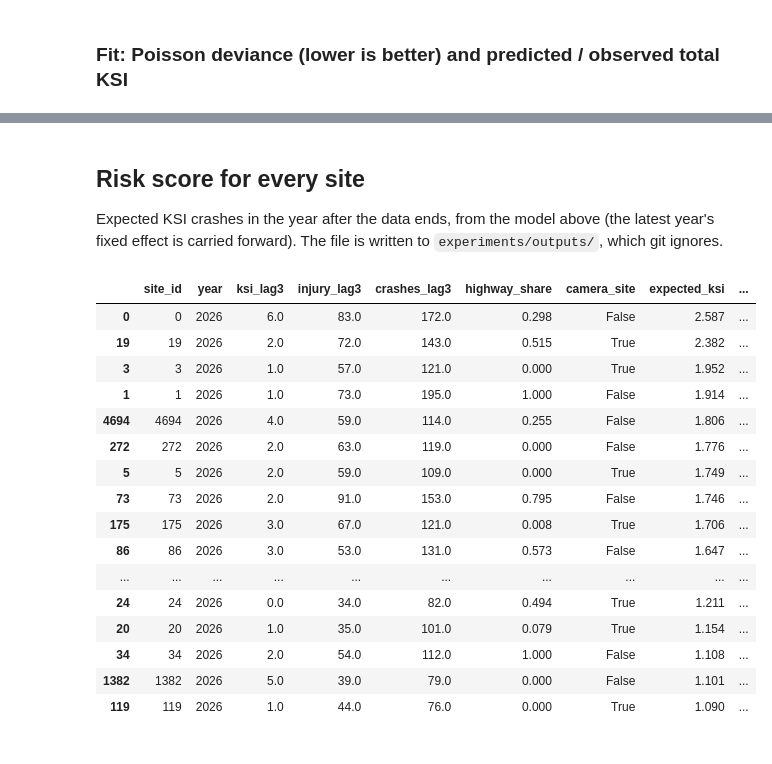
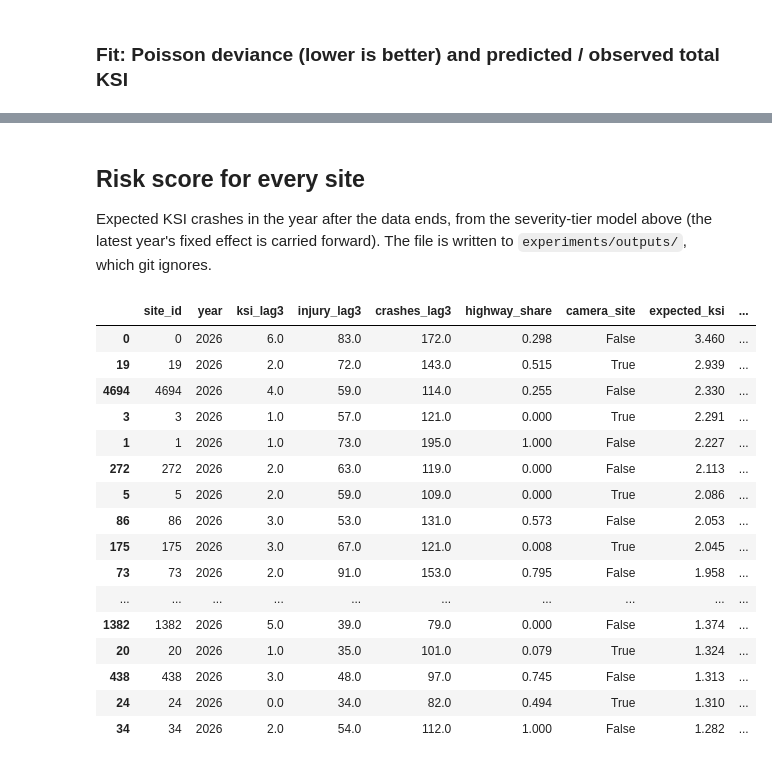
Before and after one commit to Group-7-Capstone/Group-7-Capstone, a Jupyter notebook: experiments/q1_ksi_risk.ipynb, the cells around one changed output, grey strips where cells are left out. Saved outputs shown, nothing was run; the diff lists cells and outputs as text; code cells hidden in the pictures.

```diff
--- a/experiments/q1_ksi_risk.ipynb
+++ b/experiments/q1_ksi_risk.ipynb
@@ -43,13 +63,19 @@ Rung 1 is current practice (rank by past KSI). If a crash-history model ranks be
 # %%
-LAGS = [c for c in panel if c.startswith("log1p_")]
-CONTEXT = ["highway_share", "rlc_active", "speed_active"]
+def log1p_lags(cols):
+    return [f"log1p_{c}_lag3" for c in cols]
+
+ROAD_USERS = ["ped_injured", "cyc_injured"]
+NESTED = log1p_lags(["ksi", "fatal", "injury", "crashes"] + ROAD_USERS)
+TIERS = log1p_lags(["pdo", "injury_nonsevere", "ksi_nonfatal", "fatal"] + ROAD_USERS)
+CONTEXT_VARS = ["highway_share", "rlc_active", "speed_active"]
 
 ladder = {
     "1 past KSI (baseline)": lambda: HistoryRanker("ksi_lag3", n_years=3),
     "2 past injury crashes": lambda: HistoryRanker("injury_lag3", n_years=3),
     "3 NB: KSI history": lambda: NegativeBinomialModel(["log1p_ksi_lag3"]),
-    "4 NB: crash history": lambda: NegativeBinomialModel(LAGS),
-    "5 NB: + highway, cameras": lambda: NegativeBinomialModel(LAGS + CONTEXT),
+    "4 NB: crash history (nested)": lambda: NegativeBinomialModel(NESTED),
+    "5 NB: crash history (tiers)": lambda: NegativeBinomialModel(TIERS),
+    "6 NB: tiers + highway, cameras": lambda: NegativeBinomialModel(TIERS + CONTEXT_VARS),
 }
 config = ValidationConfig()
 
@@ -61,7 +87,7 @@ for name, make_model in ladder.items():
 
 # Sensitivity: drop every site that ever had a camera
 no_camera = panel[~panel["camera_site"]]
-for name in ["1 past KSI (baseline)", "4 NB: crash history"]:
+for name in ["1 past KSI (baseline)", "5 NB: crash history (tiers)"]:
     metrics, _, _ = evaluate(ladder[name], no_camera, config)
     results.append(metrics.assign(model=f"no-camera sites: {name}"))
 
@@ -141,5 +186,6 @@ Rate ratios from the crash-history model fit on every year. Standard errors are
 # %%
-final = NegativeBinomialModel(LAGS).fit(panel, panel["ksi"], groups=panel["site_id"])
-final.coefficients()
+final = NegativeBinomialModel(TIERS).fit(panel, panel["ksi"], groups=panel["site_id"])
+coefs = final.coefficients()
+coefs.loc[TIERS]
 # %% [output]
 |  | coef | rate_ratio | ci_low | ci_high | p_value |
@@ -158,0 +231,19 @@ final.coefficients()
+# %%
+cal = calibrations.query("model == '5 NB: crash history (tiers)' and scope == 'all'")
+latest = cal["test_year"].max()
+fig, ax = plt.subplots(figsize=(5.2, 4.6))
+for year, marker in zip(sorted(cal["test_year"].unique()), ["o", "s"]):
+    d = cal[cal["test_year"] == year]
+    ax.plot(d["mean_pred"], d["mean_obs"], marker=marker, color=MODEL, linestyle="none",
+            markersize=8, markeredgecolor=SURFACE, markeredgewidth=1.5,
+            alpha=1 if year == latest else 0.55, label=str(year))
+lo = cal[["mean_pred", "mean_obs"]].min().min() * 0.8
+hi = cal[["mean_pred", "mean_obs"]].max().max() * 1.25
+ax.plot([lo, hi], [lo, hi], color=INK_2, linestyle="--", linewidth=1)
+ax.set_xscale("log")
+ax.set_yscale("log")
+ax.set_xlabel("Predicted KSI crashes per site (bin mean)")
+ax.set_ylabel("Observed KSI crashes per site")
+ax.legend(title="Test year", frameon=False)
+ax.set_title("Predictions track observed KSI")
+fig.tight_layout()
@@ -159,33 +252,33 @@ final.coefficients()
 # %% [markdown]
 ## Risk score for every site
-Expected KSI crashes in the year after the data ends, from the model above (the latest year's fixed effect is carried forward). The file is written to `experiments/outputs/`, which git ignores.
+Expected KSI crashes in the year after the data ends, from the severity-tier model above (the latest year's fixed effect is carried forward). The file is written to `experiments/outputs/`, which git ignores.
 # %%
 risk = (
     scoring[["site_id", "year", "ksi_lag3", "injury_lag3", "crashes_lag3", "highway_share", "camera_site"]]
     .assign(expected_ksi=final.predict(scoring))
-    .merge(sites[["site_id", "latitude", "longitude", "n_points", "span_ft"]], on="site_id")
+    .merge(sites[["site_id", "x", "y", "latitude", "longitude", "n_points", "span_ft"]], on="site_id")
     .sort_values("expected_ksi", ascending=False)
     .assign(rank=lambda d: range(1, len(d) + 1))
 )
 out_dir = Path("outputs")
 out_dir.mkdir(exist_ok=True)
 risk.to_parquet(out_dir / f"q1_site_risk_{risk['year'].iloc[0]}.parquet")
 risk.head(25)
 # %% [output]
 |  | site_id | year | ksi_lag3 | injury_lag3 | crashes_lag3 | highway_share | camera_site | expected_ksi | ... |
-| 0 | 0 | 2026 | 6.0 | 83.0 | 172.0 | 0.298 | False | 2.587 | ... |
-| 19 | 19 | 2026 | 2.0 | 72.0 | 143.0 | 0.515 | True | 2.382 | ... |
-| 3 | 3 | 2026 | 1.0 | 57.0 | 121.0 | 0.000 | True | 1.952 | ... |
-| 1 | 1 | 2026 | 1.0 | 73.0 | 195.0 | 1.000 | False | 1.914 | ... |
-| 4694 | 4694 | 2026 | 4.0 | 59.0 | 114.0 | 0.255 | False | 1.806 | ... |
-| 272 | 272 | 2026 | 2.0 | 63.0 | 119.0 | 0.000 | False | 1.776 | ... |
-| 5 | 5 | 2026 | 2.0 | 59.0 | 109.0 | 0.000 | True | 1.749 | ... |
-| 73 | 73 | 2026 | 2.0 | 91.0 | 153.0 | 0.795 | False | 1.746 | ... |
-| 175 | 175 | 2026 | 3.0 | 67.0 | 121.0 | 0.008 | True | 1.706 | ... |
-| 86 | 86 | 2026 | 3.0 | 53.0 | 131.0 | 0.573 | False | 1.647 | ... |
+| 0 | 0 | 2026 | 6.0 | 83.0 | 172.0 | 0.298 | False | 3.460 | ... |
+| 19 | 19 | 2026 | 2.0 | 72.0 | 143.0 | 0.515 | True | 2.939 | ... |
+| 4694 | 4694 | 2026 | 4.0 | 59.0 | 114.0 | 0.255 | False | 2.330 | ... |
+| 3 | 3 | 2026 | 1.0 | 57.0 | 121.0 | 0.000 | True | 2.291 | ... |
+| 1 | 1 | 2026 | 1.0 | 73.0 | 195.0 | 1.000 | False | 2.227 | ... |
+| 272 | 272 | 2026 | 2.0 | 63.0 | 119.0 | 0.000 | False | 2.113 | ... |
+| 5 | 5 | 2026 | 2.0 | 59.0 | 109.0 | 0.000 | True | 2.086 | ... |
+| 86 | 86 | 2026 | 3.0 | 53.0 | 131.0 | 0.573 | False | 2.053 | ... |
+| 175 | 175 | 2026 | 3.0 | 67.0 | 121.0 | 0.008 | True | 2.045 | ... |
+| 73 | 73 | 2026 | 2.0 | 91.0 | 153.0 | 0.795 | False | 1.958 | ... |
 | ... | ... | ... | ... | ... | ... | ... | ... | ... | ... |
-| 24 | 24 | 2026 | 0.0 | 34.0 | 82.0 | 0.494 | True | 1.211 | ... |
-| 20 | 20 | 2026 | 1.0 | 35.0 | 101.0 | 0.079 | True | 1.154 | ... |
-| 34 | 34 | 2026 | 2.0 | 54.0 | 112.0 | 1.000 | False | 1.108 | ... |
-| 1382 | 1382 | 2026 | 5.0 | 39.0 | 79.0 | 0.000 | False | 1.101 | ... |
-| 119 | 119 | 2026 | 1.0 | 44.0 | 76.0 | 0.000 | True | 1.090 | ... |
+| 1382 | 1382 | 2026 | 5.0 | 39.0 | 79.0 | 0.000 | False | 1.374 | ... |
+| 20 | 20 | 2026 | 1.0 | 35.0 | 101.0 | 0.079 | True | 1.324 | ... |
+| 438 | 438 | 2026 | 3.0 | 48.0 | 97.0 | 0.745 | False | 1.313 | ... |
+| 24 | 24 | 2026 | 0.0 | 34.0 | 82.0 | 0.494 | True | 1.310 | ... |
+| 34 | 34 | 2026 | 2.0 | 54.0 | 112.0 | 1.000 | False | 1.282 | ... |
```
Also changed, not shown: parts of 22 cells of this notebook, 2 other files.
